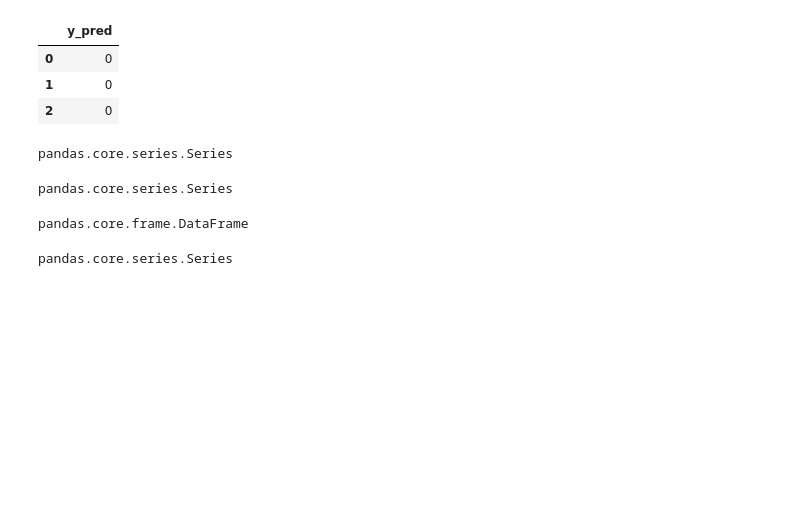
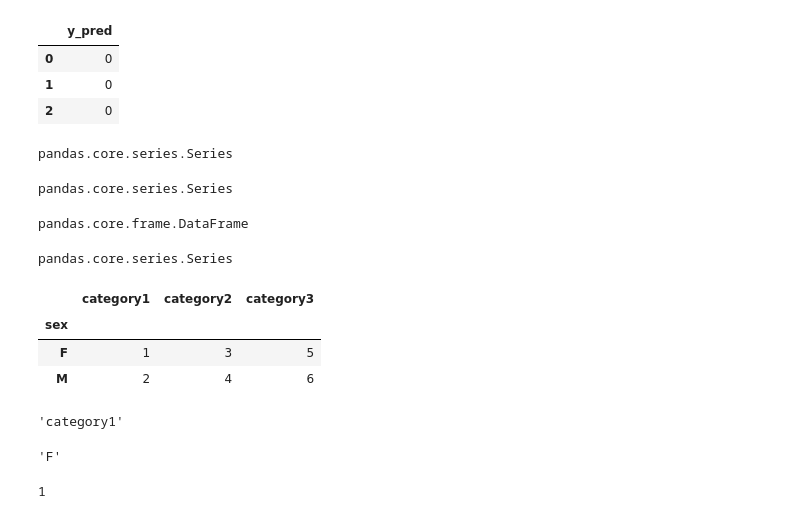
Before and after one commit to quantumai-asean/ai-assess-project, a Jupyter notebook: notebooks/test.ipynb, the cells around one changed output. Drawn from its saved outputs; the diff is of its cells as text; code cells hidden in the pictures; blank space fills up the shorter version.

```diff
--- a/notebooks/test.ipynb
+++ b/notebooks/test.ipynb
@@ -328,0 +331,30 @@ pandas.core.series.Series
+# %%
+# Define your data
+data = {
+    'sex':['F','M'],
+    'category1': [1, 2],
+    'category2': [3, 4],
+    'category3': [5, 6]
+}
+
+# Convert the dictionary into a DataFrame
+df = pd.DataFrame(data)
+df.set_index(['sex'], inplace=True)
+df
+# %% [output]
+|  | category1 | category2 | category3 |
+| sex |  |  |  |
+| F | 1 | 3 | 5 |
+| M | 2 | 4 | 6 |
+# %%
+df.columns[0]
+# %% [output]
+'category1'
+# %%
+df.index[0]
+# %% [output]
+'F'
+# %%
+df['category1']['F']
+# %% [output]
+1
```
Also changed, not shown: parts of 1 cell of this notebook, 2 other files.
